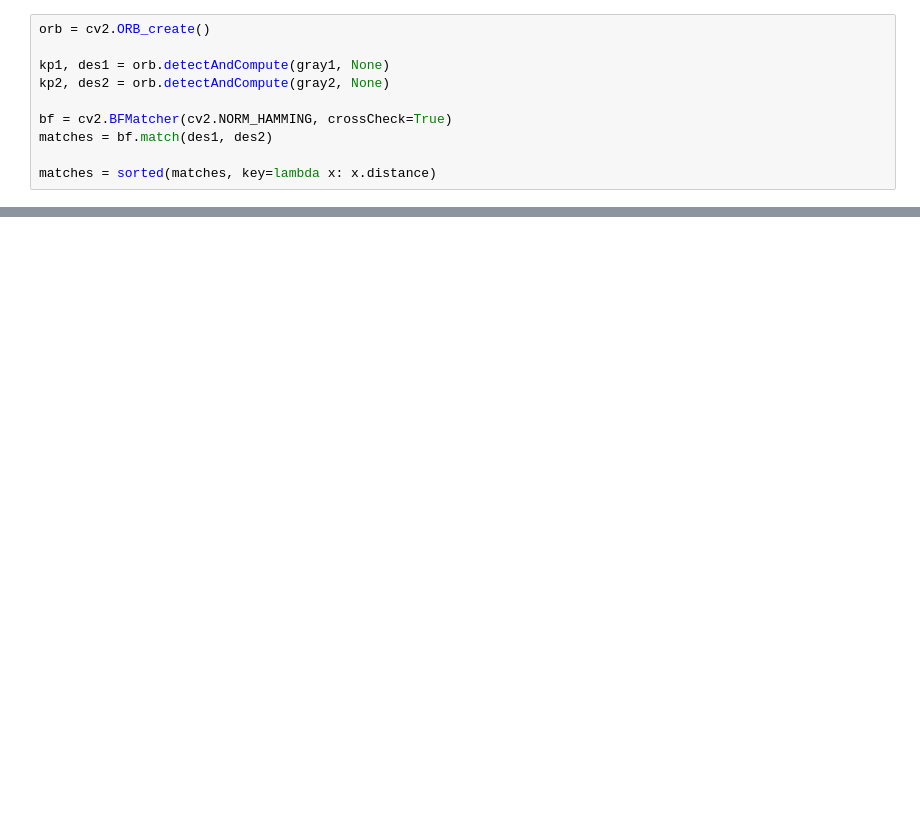
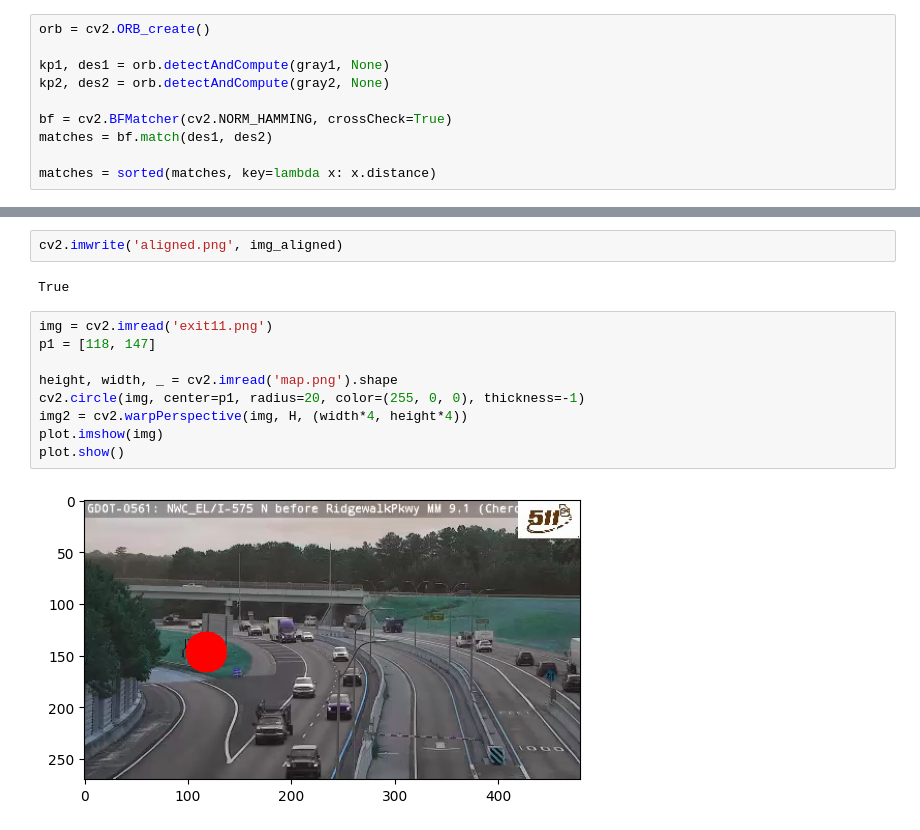
Before and after one commit to MicahMaphet/ai-osint-tracker, a Jupyter notebook: CameraMapper.ipynb, the cells around one changed output, grey strips where cells are left out. Cells and saved outputs as stored; diff of their text form; blank space fills up the shorter version.

```diff
--- a/CameraMapper.ipynb
+++ b/CameraMapper.ipynb
@@ -56,0 +65,15 @@ cv2.imwrite('matches.png', img_matches)
+# %%
+cv2.imwrite('aligned.png', img_aligned)
+# %% [output]
+True
+# %%
+img = cv2.imread('exit11.png')
+p1 = [118, 147]
+
+height, width, _ = cv2.imread('map.png').shape
+cv2.circle(img, center=p1, radius=20, color=(255, 0, 0), thickness=-1)
+img2 = cv2.warpPerspective(img, H, (width*4, height*4))
+plot.imshow(img)
+plot.show()
+# %% [output]
+[figure, added]
```
Also changed, not shown: parts of 13 cells of this notebook.
